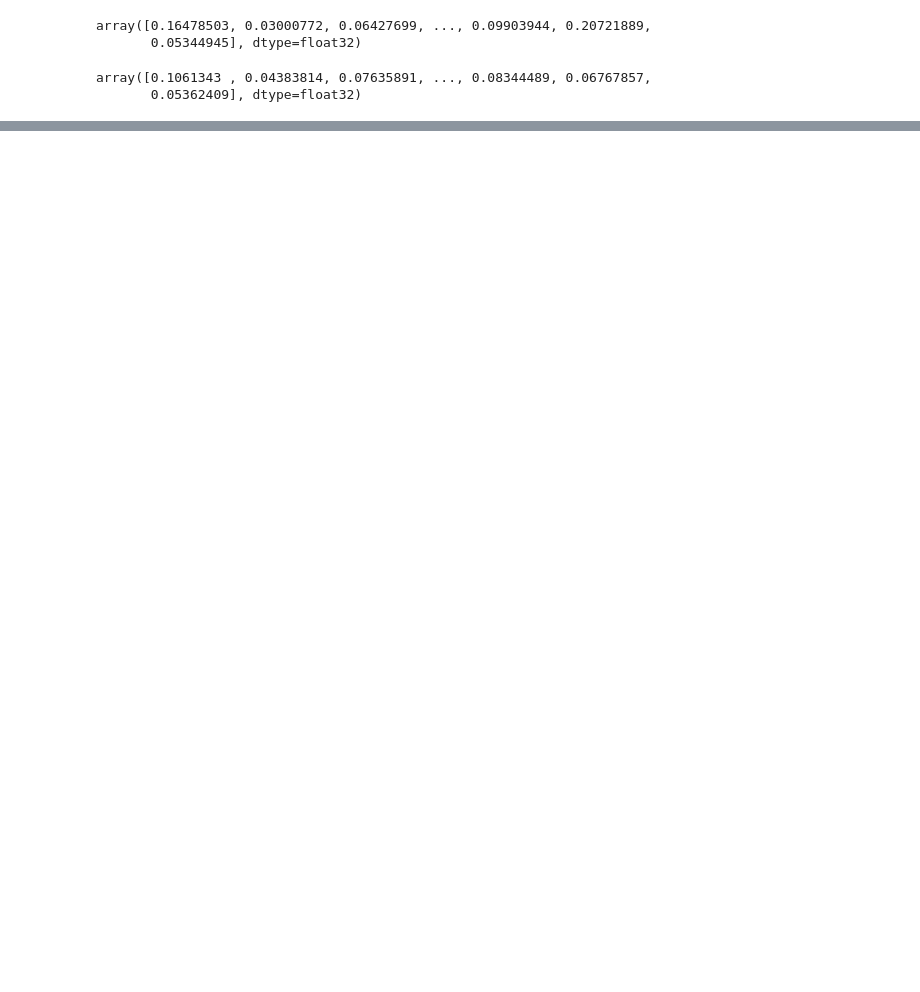
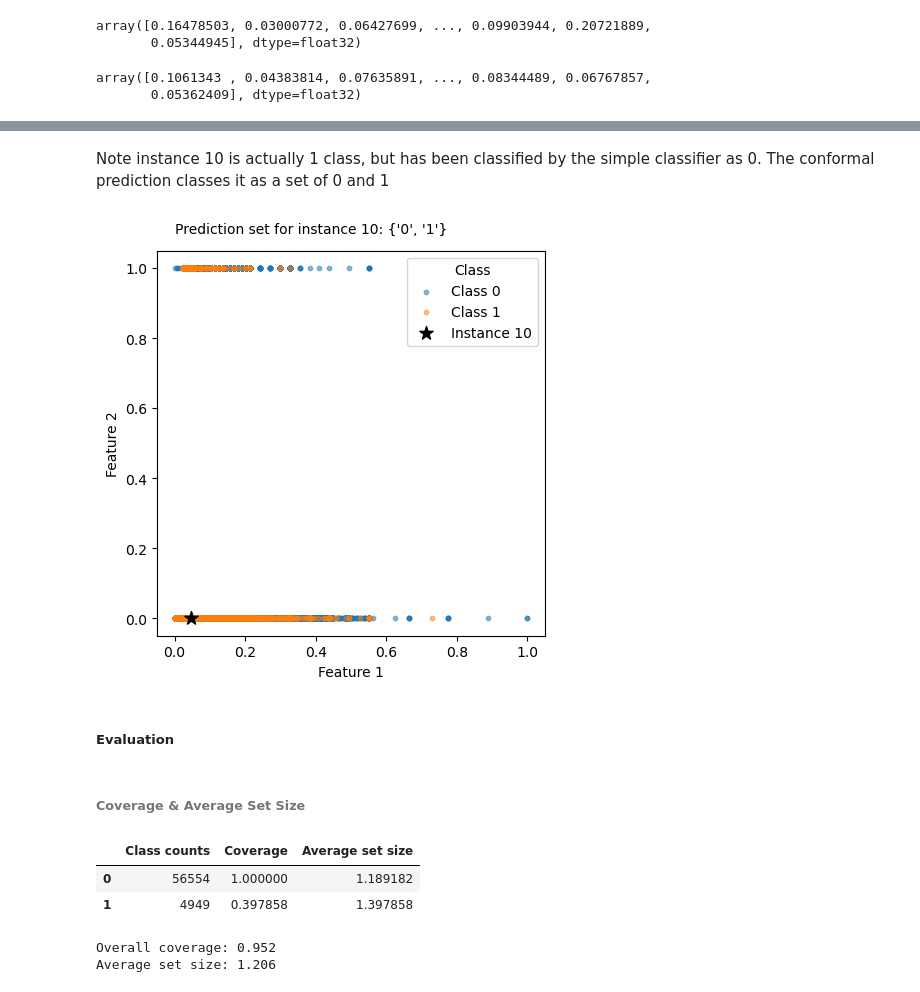
Before and after one commit to haileyvu9/RP, a Jupyter notebook: Research_project_Hailey.ipynb, the cells around one changed output, grey strips where cells are left out. Cells and saved outputs as stored; diff of their text form; code cells hidden in the pictures; blank space fills up the shorter version.

```diff
--- a/Research_project_Hailey.ipynb
+++ b/Research_project_Hailey.ipynb
@@ -522,0 +519,40 @@ Note instance 10 is actually 1 class, but has been classified by the simple clas
+# %% [markdown]
+Note instance 10 is actually 1 class, but has been classified by the simple classifier as 0. The conformal prediction classes it as a set of 0 and 1
+# %%
+n_classes = 2
+
+# Assuming X_test, y_test, and results_sets are defined
+# X_test: Test feature matrix
+# y_test: True labels for the test set
+# results_sets: DataFrame containing prediction sets and labels
+
+# Plot the data
+fig, ax = plt.subplots(figsize=(5, 5))
+
+for i in range(n_classes):
+    ax.scatter(X_test[y_test == i, 0], X_test[y_test == i, 1],
+               label=f'Class {i}', alpha=0.5, s=10)
+
+# Add instance 10
+instance_index = 10
+set_label = results_sets['labels'].iloc[instance_index]
+ax.scatter(X_test[instance_index, 0], X_test[instance_index, 1], color='k', s=100, marker='*', label=f'Instance {instance_index}')
+
+# Set labels and legend
+legend = ax.legend()
+legend.set_title("Class")
+ax.set_xlabel("Feature 1")
+ax.set_ylabel("Feature 2")
+
+# Add text about the prediction set for instance 10
+txt = f"Prediction set for instance {instance_index}: {set_label}"
+ax.text(0, 1.1, txt)
+
+# Show the plot
+plt.show()
+# %% [output]
+[figure, added]
+# %% [markdown]
+##### Evaluation
+# %% [markdown]
+###### Coverage & Average Set Size
@@ -523,2 +595,24 @@ Note instance 10 is actually 1 class, but has been classified by the simple clas
+# %%
+results = pd.DataFrame(index=class_labels)
+results['Class counts'] = get_class_counts(y_test)
+results['Coverage'] = get_coverage_by_class(prediction, y_test)
+results['Average set size'] = get_average_set_size(prediction, y_test)
+results
+# %% [output]
+|  | Class counts | Coverage | Average set size |
+| 0 | 56554 | 1.000000 | 1.189182 |
+| 1 | 4949 | 0.397858 | 1.397858 |
+# %%
+weighted_coverage = get_weighted_coverage(
+    results['Coverage'], results['Class counts'])
+
+weighted_set_size = get_weighted_set_size(
+    results['Average set size'], results['Class counts'])
+
+print (f'Overall coverage: {weighted_coverage}')
+print (f'Average set size: {weighted_set_size}')
+# %% [output]
+Overall coverage: 0.952
+Average set size: 1.206
 # %%
 nonconformist.evaluation.class_mean_errors
```
Also changed, not shown: parts of 23 cells of this notebook.
